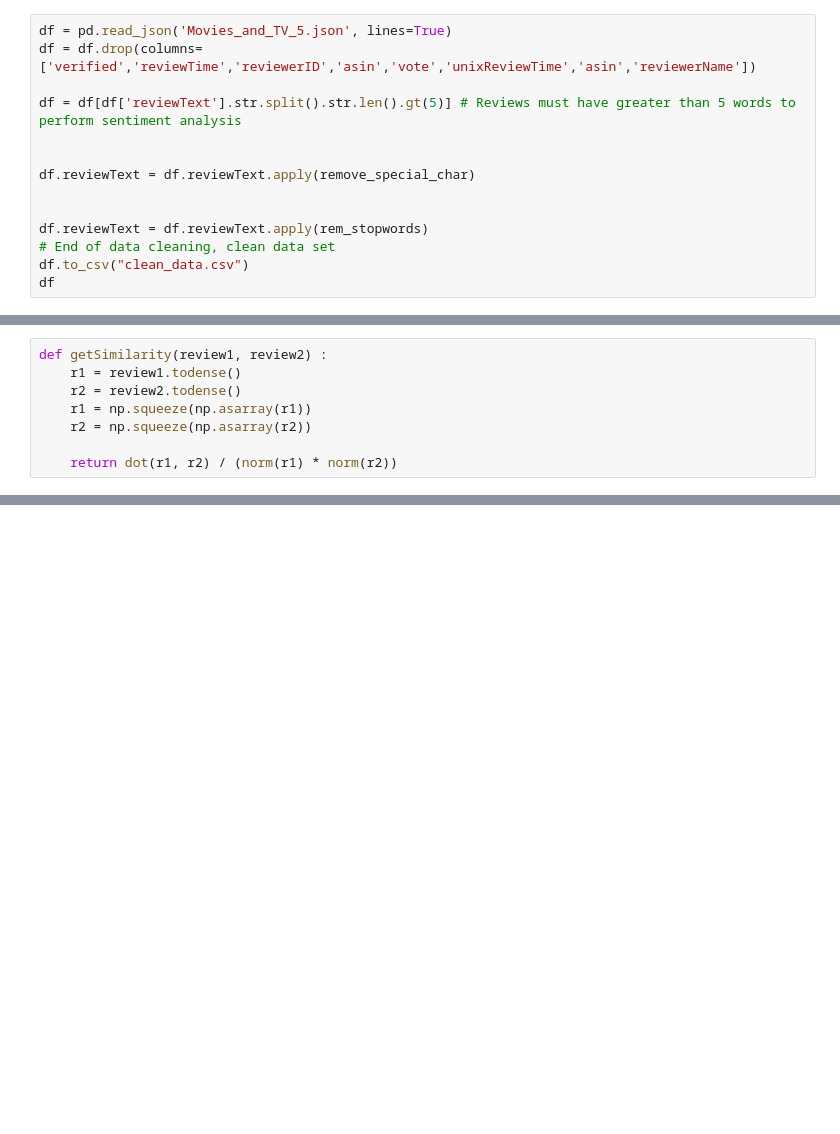
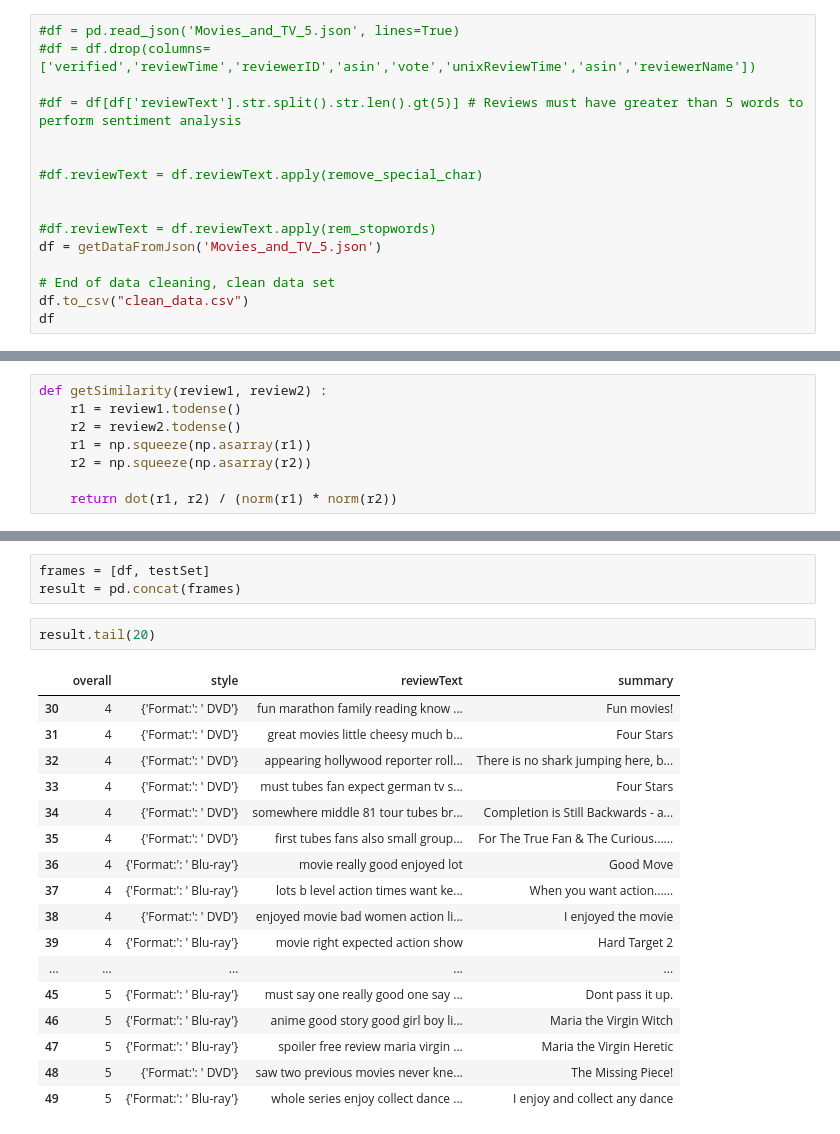
Before and after one commit to darrkest/CS105_Final_Project, a Jupyter notebook: CS105_FinalProject.ipynb, the cells around one changed output, grey strips where cells are left out. Cells and saved outputs as stored; diff of their text form; blank space fills up the shorter version.

```diff
--- a/CS105_FinalProject.ipynb
+++ b/CS105_FinalProject.ipynb
@@ -83,14 +84,16 @@ def getDataFromJson(filename) :
 # %%
-df = pd.read_json('Movies_and_TV_5.json', lines=True)
-df = df.drop(columns=['verified','reviewTime','reviewerID','asin','vote','unixReviewTime','asin','reviewerName'])
+#df = pd.read_json('Movies_and_TV_5.json', lines=True)
+#df = df.drop(columns=['verified','reviewTime','reviewerID','asin','vote','unixReviewTime','asin','reviewerName'])
 
-df = df[df['reviewText'].str.split().str.len().gt(5)] # Reviews must have greater than 5 words to perform sentiment analysis
+#df = df[df['reviewText'].str.split().str.len().gt(5)] # Reviews must have greater than 5 words to perform sentiment analysis
 
 
-df.reviewText = df.reviewText.apply(remove_special_char)
+#df.reviewText = df.reviewText.apply(remove_special_char)
 
 
-df.reviewText = df.reviewText.apply(rem_stopwords)
+#df.reviewText = df.reviewText.apply(rem_stopwords)
+df = getDataFromJson('Movies_and_TV_5.json')
+
 # End of data cleaning, clean data set
 df.to_csv("clean_data.csv")
 df
@@ -284,0 +345,23 @@ KeyboardInterrupt:
+# %%
+frames = [df, testSet]
+result = pd.concat(frames)
+# %%
+result.tail(20)
+# %% [output]
+|  | overall | style | reviewText | summary |
+| 30 | 4 | {'Format:': ' DVD'} | fun marathon family reading know ... | Fun movies! |
+| 31 | 4 | {'Format:': ' DVD'} | great movies little cheesy much b... | Four Stars |
+| 32 | 4 | {'Format:': ' DVD'} | appearing hollywood reporter roll... | There is no shark jumping here, b... |
+| 33 | 4 | {'Format:': ' DVD'} | must tubes fan expect german tv s... | Four Stars |
+| 34 | 4 | {'Format:': ' DVD'} | somewhere middle 81 tour tubes br... | Completion is Still Backwards - a... |
+| 35 | 4 | {'Format:': ' DVD'} | first tubes fans also small group... | For The True Fan & The Curious...... |
+| 36 | 4 | {'Format:': ' Blu-ray'} | movie really good enjoyed lot | Good Move |
+| 37 | 4 | {'Format:': ' Blu-ray'} | lots b level action times want ke... | When you want action...... |
+| 38 | 4 | {'Format:': ' DVD'} | enjoyed movie bad women action li... | I enjoyed the movie |
+| 39 | 4 | {'Format:': ' Blu-ray'} | movie right expected action show | Hard Target 2 |
+| ... | ... | ... | ... | ... |
+| 45 | 5 | {'Format:': ' Blu-ray'} | must say one really good one say ... | Dont pass it up. |
+| 46 | 5 | {'Format:': ' Blu-ray'} | anime good story good girl boy li... | Maria the Virgin Witch |
+| 47 | 5 | {'Format:': ' Blu-ray'} | spoiler free review maria virgin ... | Maria the Virgin Heretic |
+| 48 | 5 | {'Format:': ' DVD'} | saw two previous movies never kne... | The Missing Piece! |
+| 49 | 5 | {'Format:': ' Blu-ray'} | whole series enjoy collect dance ... | I enjoy and collect any dance |
```
Also changed, not shown: parts of 24 cells of this notebook.
